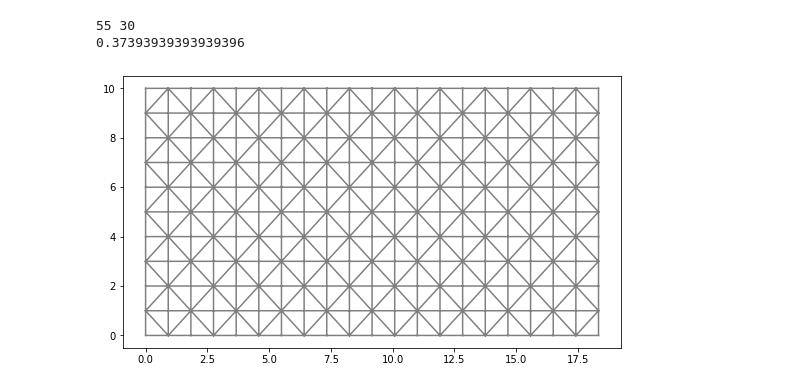
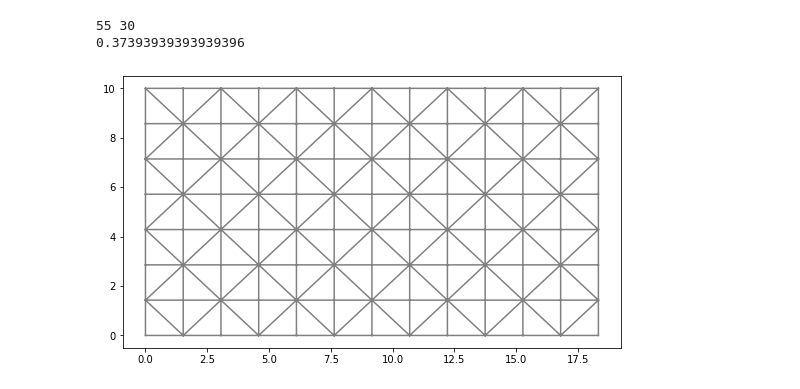
Before and after one commit to pwhuang/RetroPy, a Jupyter notebook: tutorial/1_mesh_generation/mesh_creation_using_pore_image.ipynb, the cells around one changed output. Saved outputs shown, nothing was run; the diff lists cells and outputs as text; code cells hidden in the pictures.

```diff
--- a/tutorial/1_mesh_generation/mesh_creation_using_pore_image.ipynb
+++ b/tutorial/1_mesh_generation/mesh_creation_using_pore_image.ipynb
@@ -53,13 +53,13 @@ f_of_phi_dg = RegularGridInterpolator((x_space, y_space), imT, 'nearest', bounds
 0.37393939393939396
 # %%
 # Generate a rectangle mesh using dolfin/fenics
-mesh_2d = RectangleMesh.create([Point(xmin, ymin), Point(xmax, ymax)], [20, 10], CellType.Type.triangle, 'right/left')
+mesh_2d = RectangleMesh.create([Point(xmin, ymin), Point(xmax, ymax)], [12, 7], CellType.Type.triangle, 'right/left')
 
 plt.figure(figsize=(10,5))
 plot(mesh_2d)
 plt.show()
 # %% [output]
-[figure, old version]
+[figure, new version]
 # %%
 %%time
 
```
Also changed, not shown: parts of 7 cells of this notebook, 3 other files.
